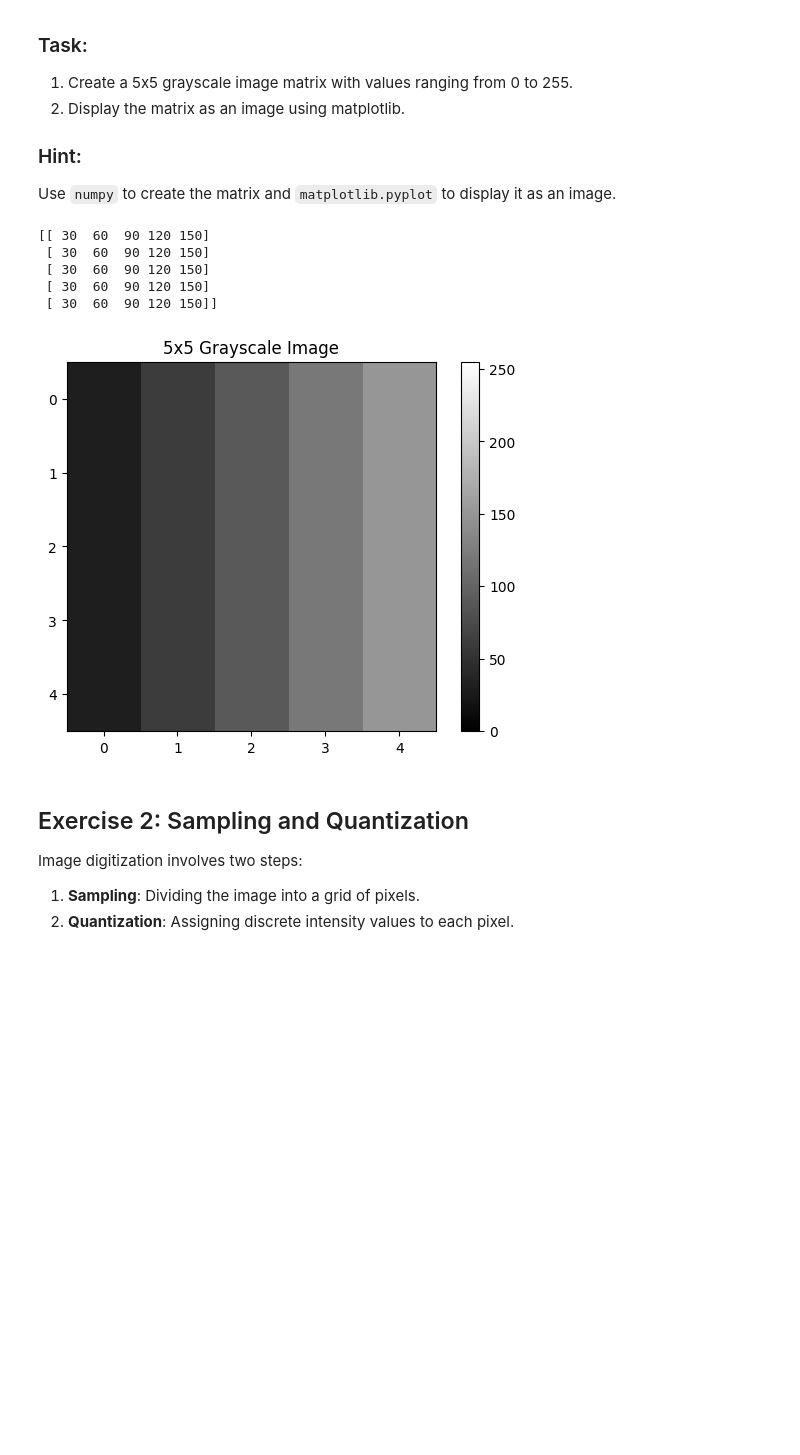
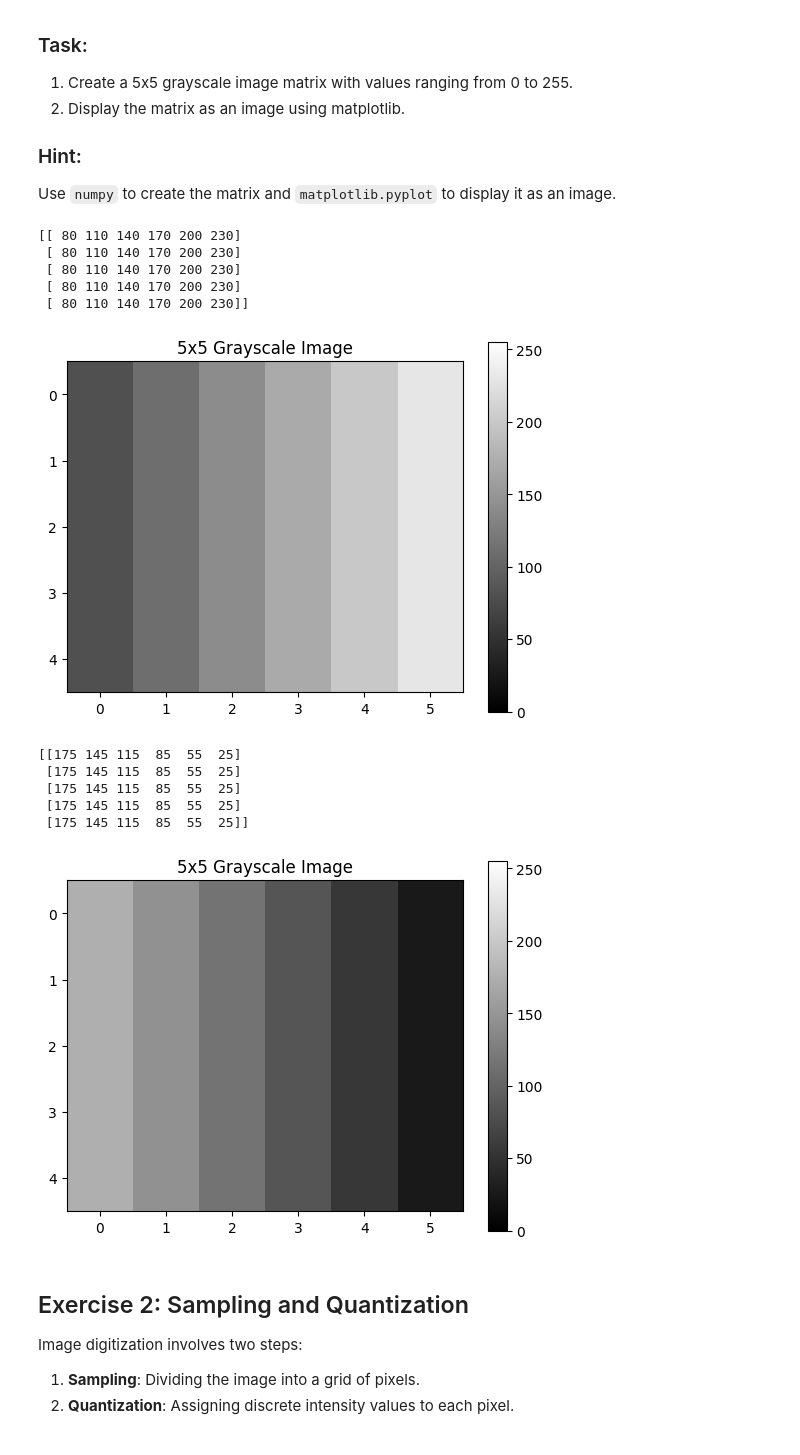
Before and after one commit to Jawahars/Learn_CV, a Jupyter notebook: CV2_Digital_Image_Fundamentals_Exercises.ipynb, the cells around one changed output. Drawn from its saved outputs; the diff is of its cells as text; code cells hidden in the pictures; blank space fills up the shorter version.

```diff
--- a/CV2_Digital_Image_Fundamentals_Exercises.ipynb
+++ b/CV2_Digital_Image_Fundamentals_Exercises.ipynb
@@ -26,28 +26,42 @@ In digital images, each pixel is represented as a value in a 2D matrix. For gray
 ### Hint:
 Use `numpy` to create the matrix and `matplotlib.pyplot` to display it as an image.
 # %%
-
 import numpy as np
 import matplotlib.pyplot as plt
 
 step = 30
-arr = np.arange(30, 6*step, step)
+start = 80
+arr = np.arange(start, min(255, start + 6 * step), step)
 # Create a 5x5 matrix with random grayscale values (0 to 255)
-image_matrix = np.tile(arr, (5,1))
+image_matrix = np.tile(arr, (5, 1))
 print(image_matrix)
 
 # Display the matrix as an image
-plt.imshow(image_matrix, cmap='gray', vmin=0, vmax=255)
+plt.imshow(image_matrix, cmap="gray", vmin=0, vmax=255)
 plt.colorbar()
 plt.title("5x5 Grayscale Image")
 plt.show()
+
+# try reverse.
+image_matrix_r = 255 - image_matrix
+print(image_matrix_r)
+plt.imshow(image_matrix_r, cmap="gray", vmin=0, vmax=255)
+plt.colorbar()
+plt.title("5x5 Grayscale Image")
+plt.show()
 # %% [output]
-[[ 30  60  90 120 150]
- [ 30  60  90 120 150]
- [ 30  60  90 120 150]
- [ 30  60  90 120 150]
- [ 30  60  90 120 150]]
+[[ 80 110 140 170 200 230]
+ [ 80 110 140 170 200 230]
+ [ 80 110 140 170 200 230]
+ [ 80 110 140 170 200 230]
+ [ 80 110 140 170 200 230]]
-[figure, old version]
+[figure, new version]
+[[175 145 115  85  55  25]
+ [175 145 115  85  55  25]
+ [175 145 115  85  55  25]
+ [175 145 115  85  55  25]
+ [175 145 115  85  55  25]]
+[figure, added]
 # %% [markdown]
 
 ## Exercise 2: Sampling and Quantization
```
Also changed, not shown: parts of 1 cell of this notebook.
